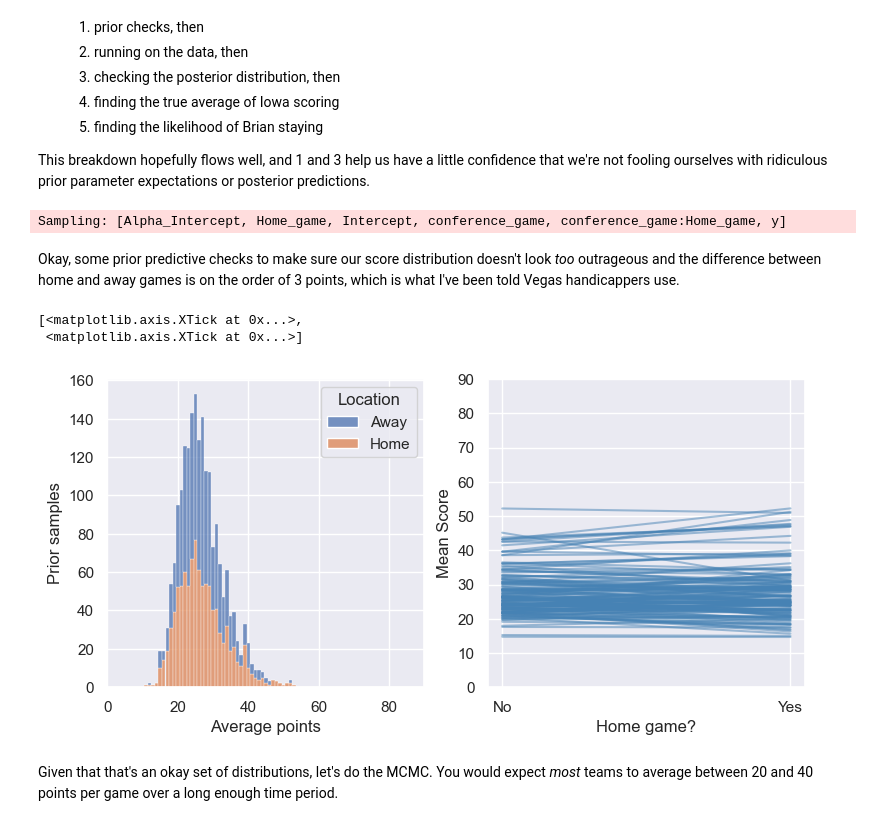
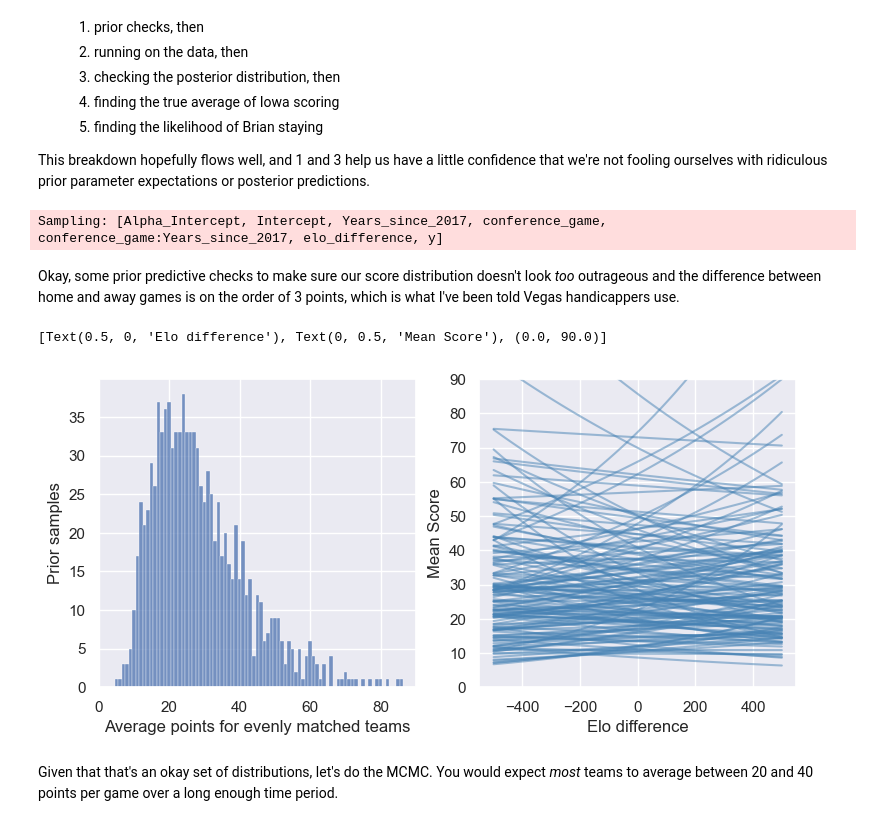
Before and after one commit to frank1010111/iowa-scoring, a Jupyter notebook: notebooks/analyze.ipynb, the cells around one changed output. Saved outputs shown, nothing was run; the diff lists cells and outputs as text; code cells hidden in the pictures.

```diff
--- a/notebooks/analyze.ipynb
+++ b/notebooks/analyze.ipynb
@@ -72,7 +103,7 @@ Let's modify [this pymc tutorial](https://www.pymc.io/projects/examples/en/lates
 # %%
 design_matrix = design_matrices(
-    "Iowa_points ~ conference_game * Home_game",
-    games.query("season>2018"),
+    "Iowa_points ~ conference_game * Years_since_2017 + elo_difference",
+    games,
 )
 exogenous = design_matrix.common.as_dataframe()
 endogenous = design_matrix.response.as_dataframe()
@@ -96,10 +127,11 @@ bx_sigma = 0.1
 
 with pm.Model() as model:
     # define priors, weakly informative Normal
-    b0 = pm.Normal("Intercept", mu=np.log(26), sigma=0.2)
+    b0 = pm.Normal("Intercept", mu=np.log(26), sigma=0.1)
     b1 = pm.Normal("conference_game", mu=0, sigma=bx_sigma)
-    b2 = pm.Normal("Home_game", mu=0, sigma=bx_sigma)
-    b3 = pm.Normal("conference_game:Home_game", mu=0, sigma=bx_sigma)
+    b2 = pm.Normal("Years_since_2017", mu=0, sigma=bx_sigma)
+    b3 = pm.Normal("elo_difference", mu=0, sigma=bx_sigma / 200)
+    b4 = pm.Normal("conference_game:Years_since_2017", mu=0, sigma=bx_sigma)
 
     alpha = pm.Exponential("Alpha_Intercept", 0.5)
 
@@ -107,8 +139,9 @@ with pm.Model() as model:
     theta = (
         b0
         + b1 * exogenous["conference_game"].values
-        + b2 * exogenous["Home_game"].values
-        + b3 * exogenous["conference_game:Home_game"].values
+        + b2 * exogenous["Years_since_2017"].values
+        + b3 * exogenous["elo_difference"].values
+        + b4 * exogenous["conference_game:Years_since_2017"].values
     )
 
     # Define Poisson likelihood
@@ -121,40 +154,39 @@ with pm.Model() as model:
 
     idata = pm.sample_prior_predictive(samples=1000, random_seed=rng)
 # %% [output]
-Sampling: [Alpha_Intercept, Home_game, Intercept, conference_game, conference_game:Home_game, y]
+Sampling: [Alpha_Intercept, Intercept, Years_since_2017, conference_game, conference_game:Years_since_2017, elo_difference, y]
 # %% [markdown]
 Okay, some prior predictive checks to make sure our score distribution doesn't look _too_ outrageous and the difference between home and away games is on the order of 3 points, which is what I've been told Vegas handicappers use.
 # %%
 LIM_POINTS = 90
 
-x = xr.DataArray(np.linspace(0, 1, 2), dims=["plot_dim"])
+x = xr.DataArray(np.linspace(-500, 500, 100), dims=["plot_dim"])
 prior = idata.prior
 
 y = np.exp(
     prior["Intercept"]
-    + prior["Home_game"] * x  # home game prior times indicator
+    + prior["elo_difference"] * x
     + 0.75 * prior["conference_game"]  # 9/12 games are in conference
     + 0.75
-    * prior["conference_game:Home_game"]
-    * x  # interaction between home game and conference game
+    * prior["conference_game:Years_since_2017"]
+    * 6  # interaction between year (2023) and conference game
 )
-data = (
-    y.stack(sample=("chain", "draw"))
-    .to_pandas()
-    .T.rename(columns={0: "Away", 1: "Home"})
-    .rename_axis(columns="Location")
-)
+data = y.stack(sample=("chain", "draw")).to_pandas().T
 
 fig, (ax1, ax2) = plt.subplots(1, 2, figsize=(9, 4))
-sns.histplot(data, binrange=(0, LIM_POINTS), discrete=True, multiple="stack", ax=ax1)
-ax1.set(xlabel="Average points", ylabel="Prior samples", xlim=(0, LIM_POINTS))
+sns.histplot(
+    data[50], binrange=(0, LIM_POINTS), discrete=True, multiple="stack", ax=ax1
+)
+ax1.set(
+    xlabel="Average points for evenly matched teams",
+    ylabel="Prior samples",
+    xlim=(0, LIM_POINTS),
+)
 ax2.plot(x, data.sample(150).to_numpy().T, c="steelblue", alpha=0.5)
-ax2.set(xlabel="Home game?", ylabel="Mean Score", ylim=(0, LIM_POINTS))
-ax2.set_xticks([0, 1], ["No", "Yes"])
+ax2.set(xlabel="Elo difference", ylabel="Mean Score", ylim=(0, LIM_POINTS))
 # %% [output]
-[<matplotlib.axis.XTick at 0x...>,
- <matplotlib.axis.XTick at 0x...>]
+[Text(0.5, 0, 'Elo difference'), Text(0, 0.5, 'Mean Score'), (0.0, 90.0)]
-[figure, old version]
+[figure, new version]
 # %% [markdown]
 Given that that's an okay set of distributions, let's do the MCMC. You would expect _most_ teams to average between 20 and 40 points per game over a long enough time period.
 # %%
```
Also changed, not shown: parts of 24 cells of this notebook.
